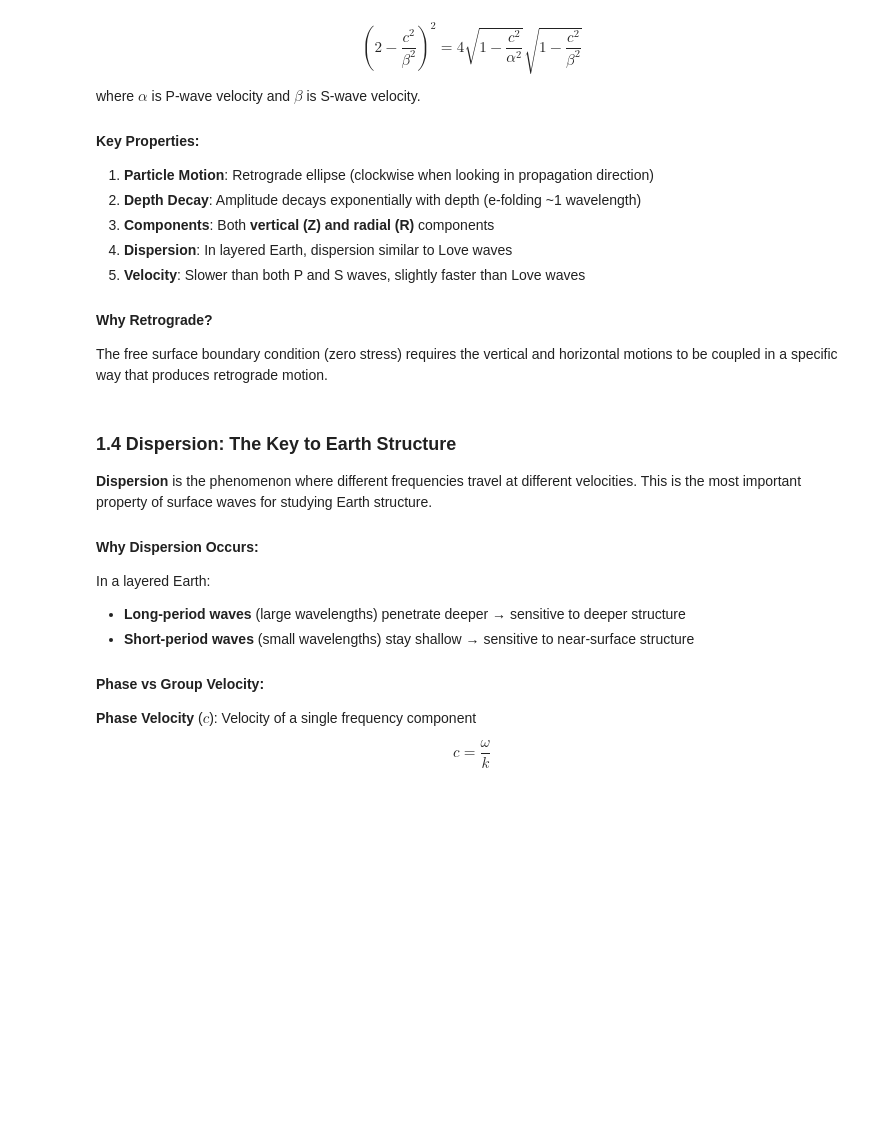
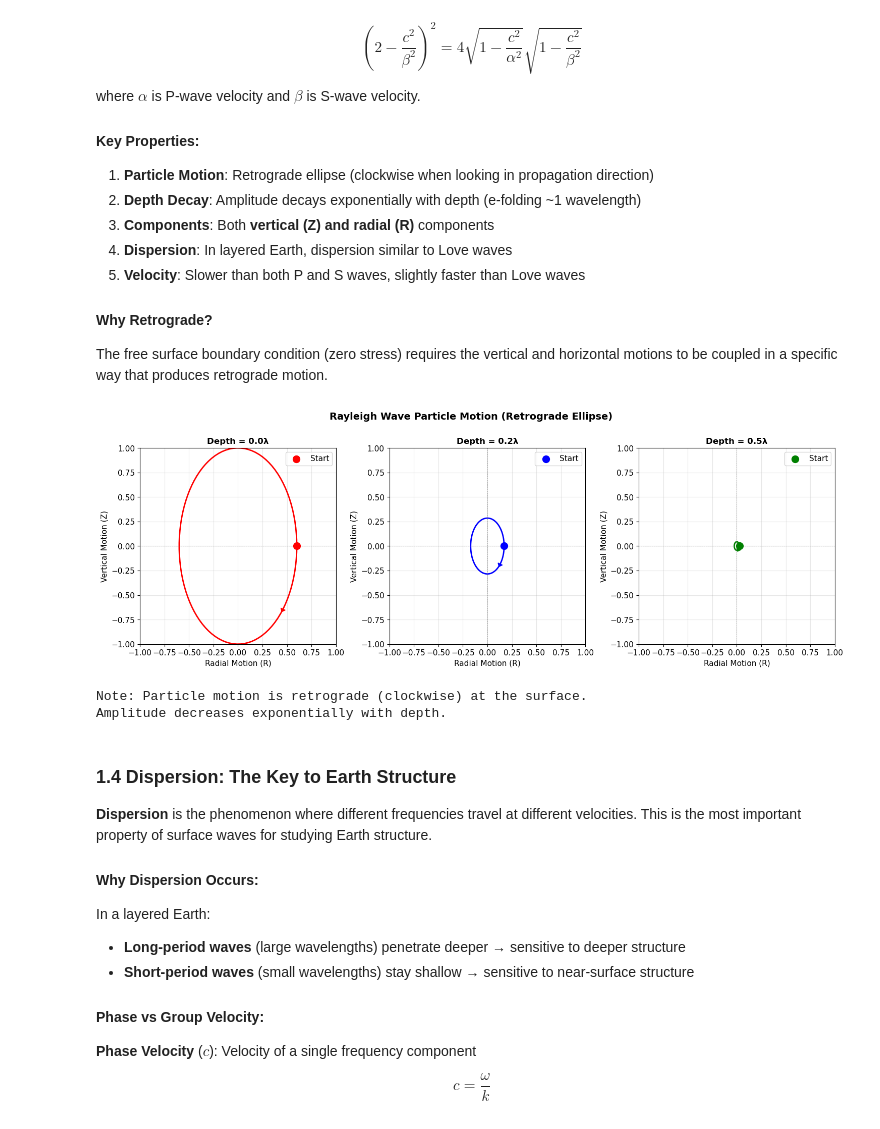
Before and after one commit to uw-geophysics-edu/ess-412-512-intro2seismology, a Jupyter notebook: notebooks/05c_Surface_Waves_Practice.ipynb, the cells around one changed output. Drawn from its saved outputs; the diff is of its cells as text; code cells hidden in the pictures; blank space fills up the shorter version.

```diff
--- a/notebooks/05c_Surface_Waves_Practice.ipynb
+++ b/notebooks/05c_Surface_Waves_Practice.ipynb
@@ -163,7 +163,7 @@ beta1_crust = 3.2  # km/s (crustal S velocity)
 beta2_mantle = 4.5  # km/s (upper mantle S velocity)
 h_crust = 35  # km (crustal thickness)
 
-periods = np.linspace(5, 100, 100)  # 5-100 second periods
+periods = np.linspace(5, 100, 96)  # 5-100 second periods
 c_phase = love_wave_dispersion(beta1_crust, beta2_mantle, h_crust, periods)
 
 # Calculate group velocity: U = dω/dk = c + k*dc/dk
@@ -260,36 +261,42 @@ def rayleigh_particle_motion(depth_factor=0.2):
     u_r = 0.6 * np.exp(-k * z) * np.cos(k * x - omega * t)
 
     return u_r, u_z
 
 # Plot particle motion at different depths
 fig, axes = plt.subplots(1, 3, figsize=(15, 5))
 
-depths = [0.0, 0.2, 0.5]  # Surface, 0.2λ, 0.5λ
-colors = ['red', 'blue', 'green']
+depths = [0.0, 0.2, 0.5,1]  # Surface, 0.2λ, 0.5λ
+colors = ['red', 'blue', 'green','cyan']
 
 for ax, depth, color in zip(axes, depths, colors):
     u_r, u_z = rayleigh_particle_motion(depth)
 
     ax.plot(u_r, u_z, color=color, linewidth=2)
     ax.scatter([u_r[0]], [u_z[0]], color=color, s=100, zorder=5, label='Start')
     ax.arrow(u_r[10], u_z[10], u_r[11]-u_r[10], u_z[11]-u_z[10],
              head_width=0.05, head_length=0.03, fc=color, ec=color)
 
     ax.set_xlabel('Radial Motion (R)', fontsize=11)
     ax.set_ylabel('Vertical Motion (Z)', fontsize=11)
     ax.set_title(f'Depth = {depth:.1f}λ', fontsize=12, fontweight='bold')
     ax.axhline(0, color='gray', linestyle='--', linewidth=0.5)
     ax.axvline(0, color='gray', linestyle='--', linewidth=0.5)
+    ax.set_xlim(-1, 1)
+    ax.set_ylim(-1, 1)
+    ax.grid(True, alpha=0.3)
     ax.set_aspect('equal')
-    ax.grid(True, alpha=0.3)
     ax.legend()
 
 plt.suptitle('Rayleigh Wave Particle Motion (Retrograde Ellipse)', fontsize=14, fontweight='bold', y=1.02)
 plt.tight_layout()
 plt.show()
 
 print("Note: Particle motion is retrograde (clockwise) at the surface.")
 print("Amplitude decreases exponentially with depth.")
+# %% [output]
+[figure, added]
+Note: Particle motion is retrograde (clockwise) at the surface.
+Amplitude decreases exponentially with depth.
 # %% [markdown]
 ### 1.4 Dispersion: The Key to Earth Structure
 
```
Also changed, not shown: parts of 6 cells of this notebook, 5 other files.
